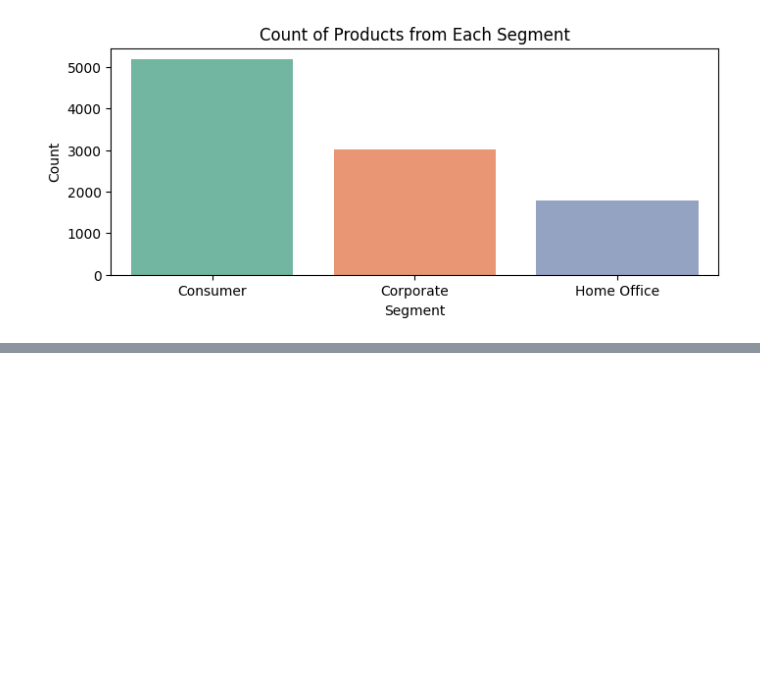
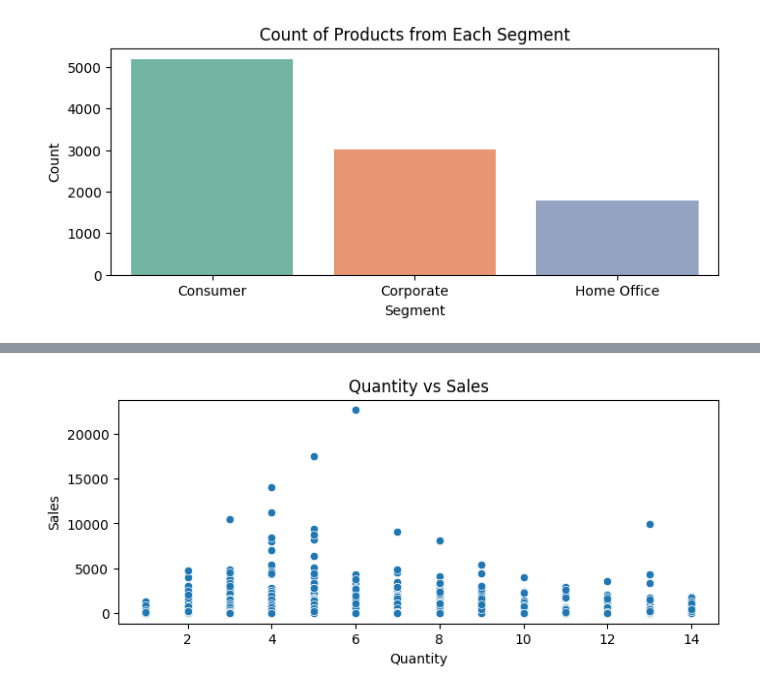
Before and after one commit to reuben534/Python_Introduction, a Jupyter notebook: OctSession8.ipynb, the cells around one changed output, grey strips where cells are left out. Drawn from its saved outputs; the diff is of its cells as text; code cells hidden in the pictures; blank space fills up the shorter version.

```diff
--- a/OctSession8.ipynb
+++ b/OctSession8.ipynb
@@ -113,0 +214,9 @@ Passing `palette` without assigning `hue` is deprecated and will be removed in v
+# %%
+#Scatter Plot (Quantity vs Sales)
+
+plt.figure(figsize=(8,3))
+sns.scatterplot(data=df, x='Quantity', y='Sales')
+plt.title('Quantity vs Sales')
+plt.show()
+# %% [output]
+[figure, added]
```
Also changed, not shown: parts of 12 cells of this notebook.
